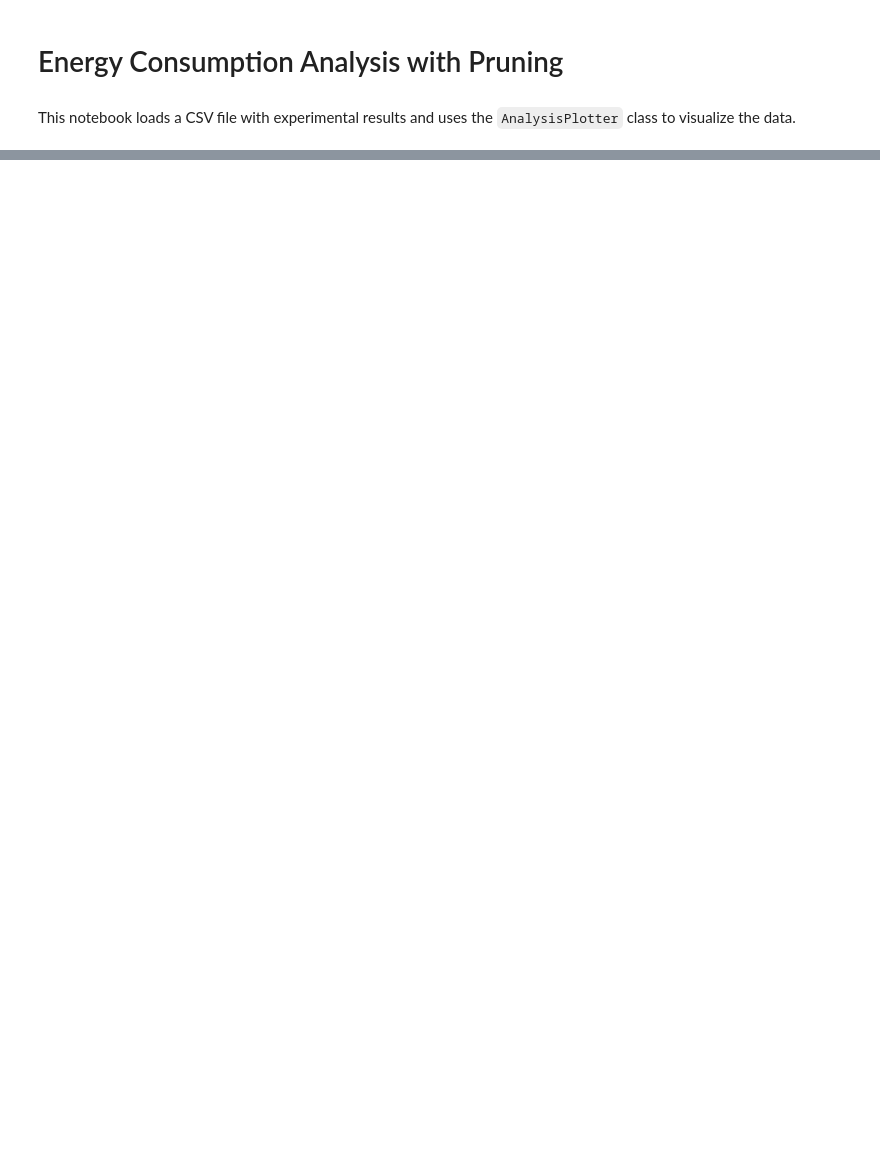
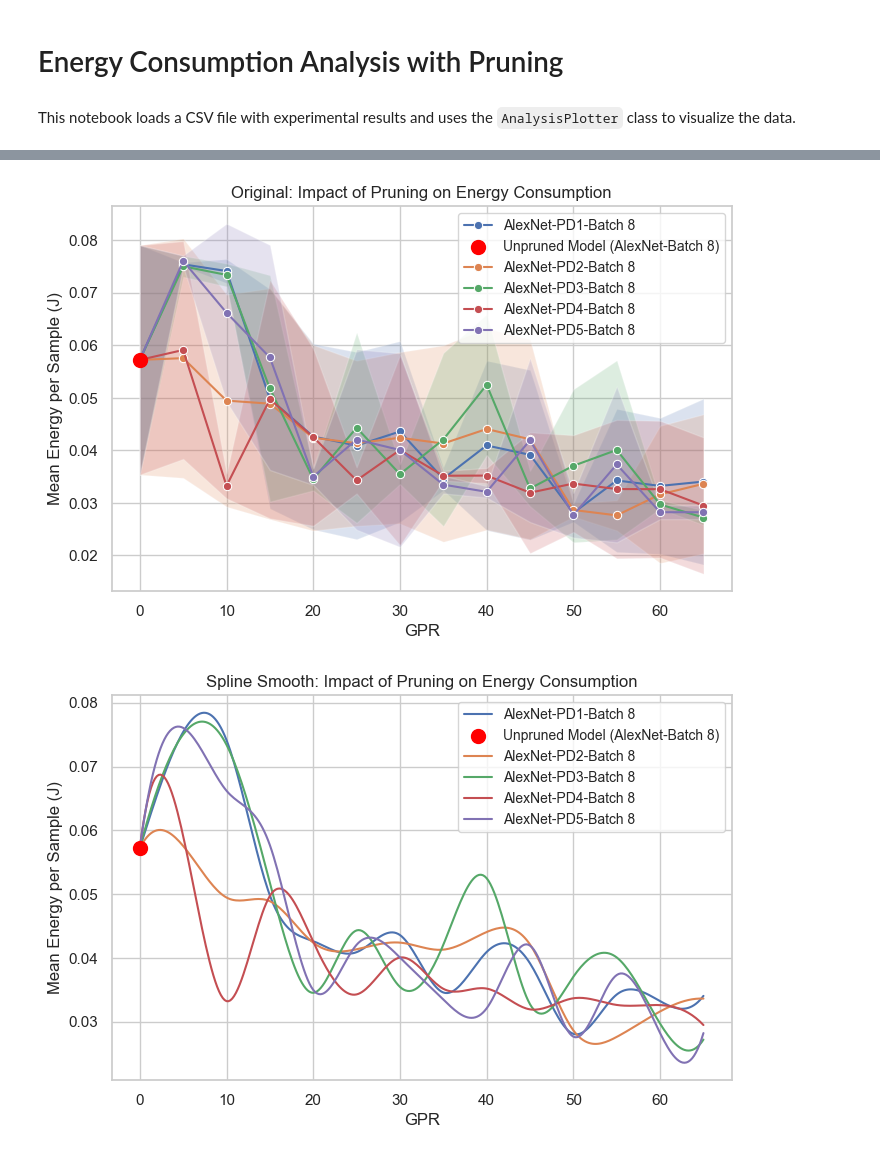
Before and after one commit to DEEP-CGPS/PruneEnergyAnalyzer, a Jupyter notebook: notebooks/2 - Use AnalysisPlotter.ipynb, the cells around one changed output, grey strips where cells are left out. Cells and saved outputs as stored; diff of their text form; code cells hidden in the pictures; blank space fills up the shorter version.

Commit message:
update result columns

```diff
--- a/notebooks/2 - Use AnalysisPlotter.ipynb
+++ b/notebooks/2 - Use AnalysisPlotter.ipynb
@@ -14,0 +15,4 @@ from PruneEnergyAnalizer import AnalysisPlotter
+# %%
+# Load the CSV file
+df = pd.read_csv("results_v15.csv")
+df
@@ -14,0 +33,3 @@ from PruneEnergyAnalizer import AnalysisPlotter
+# %%
+df = parse_model_name(df)
+df[["MODEL_NAME", "GPR", "Architecture", "Pruning Distribution"]]
@@ -15,21 +50,23 @@ from PruneEnergyAnalizer import AnalysisPlotter
 # %%
-# Load the CSV file
-df = pd.read_csv("results_v1.csv")
+
 
 
 # Create an instance of AnalysisPlotter
 plotter = AnalysisPlotter(
     dataframe=df,
     x_column="GPR",
     y_column="Mean Energy per Sample (J)",
     title="Impact of Pruning on Energy Consumption"
 )
 
 # Generate the plot for a specific architecture, pruning distributions, and batch size
 plotter.plot_data(
-    architectures=["VGG11"],
+    architectures=["AlexNet"],
     pruning_distributions=["PD1", "PD2", "PD3", "PD4", "PD5"],
-    batch_sizes=[1],
+    batch_sizes=[8],
     patience=3,  # Number of iterations without significant improvement
     min_delta=0.05  # Minimum variation to consider stabilization
     )
+# %% [output]
+[figure, added]
+[figure, added]
```
Also changed, not shown: parts of 4 cells of this notebook, 6 other files.
